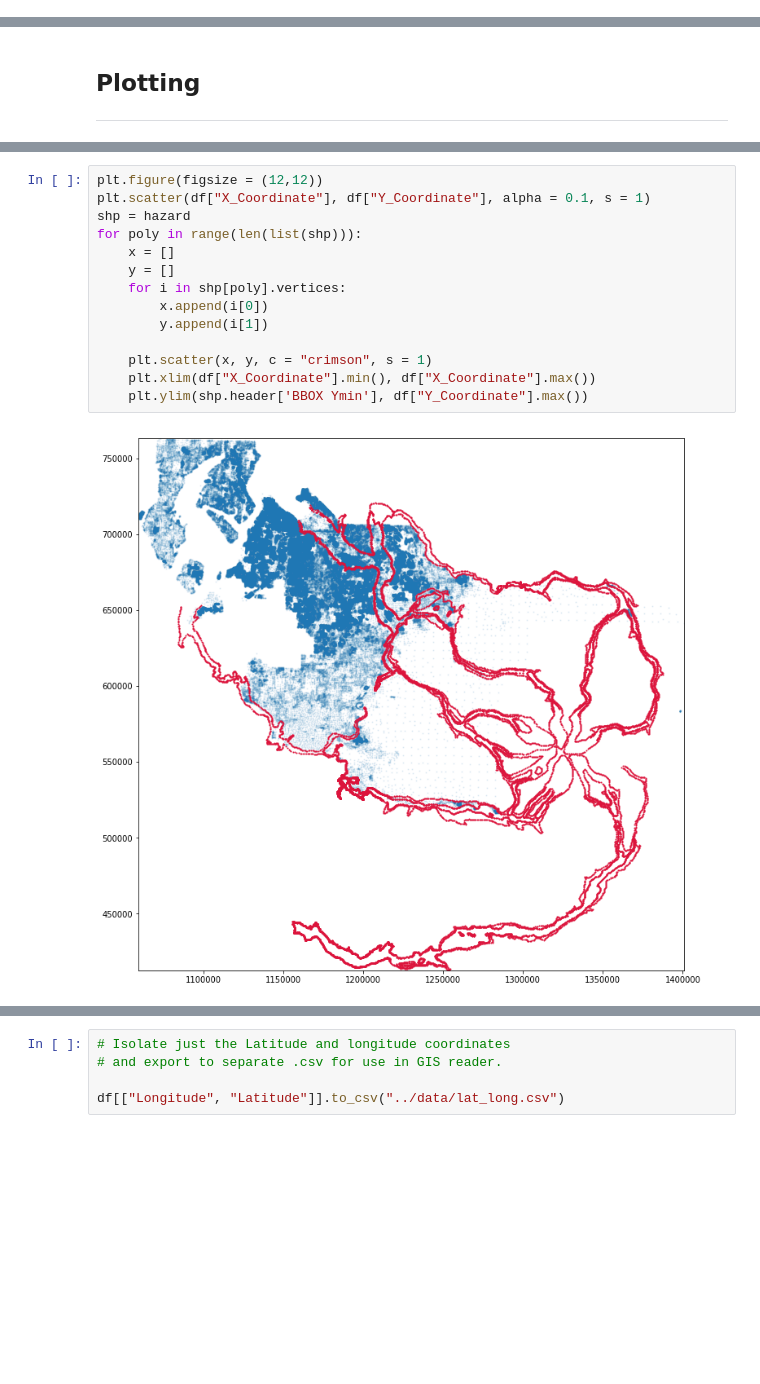
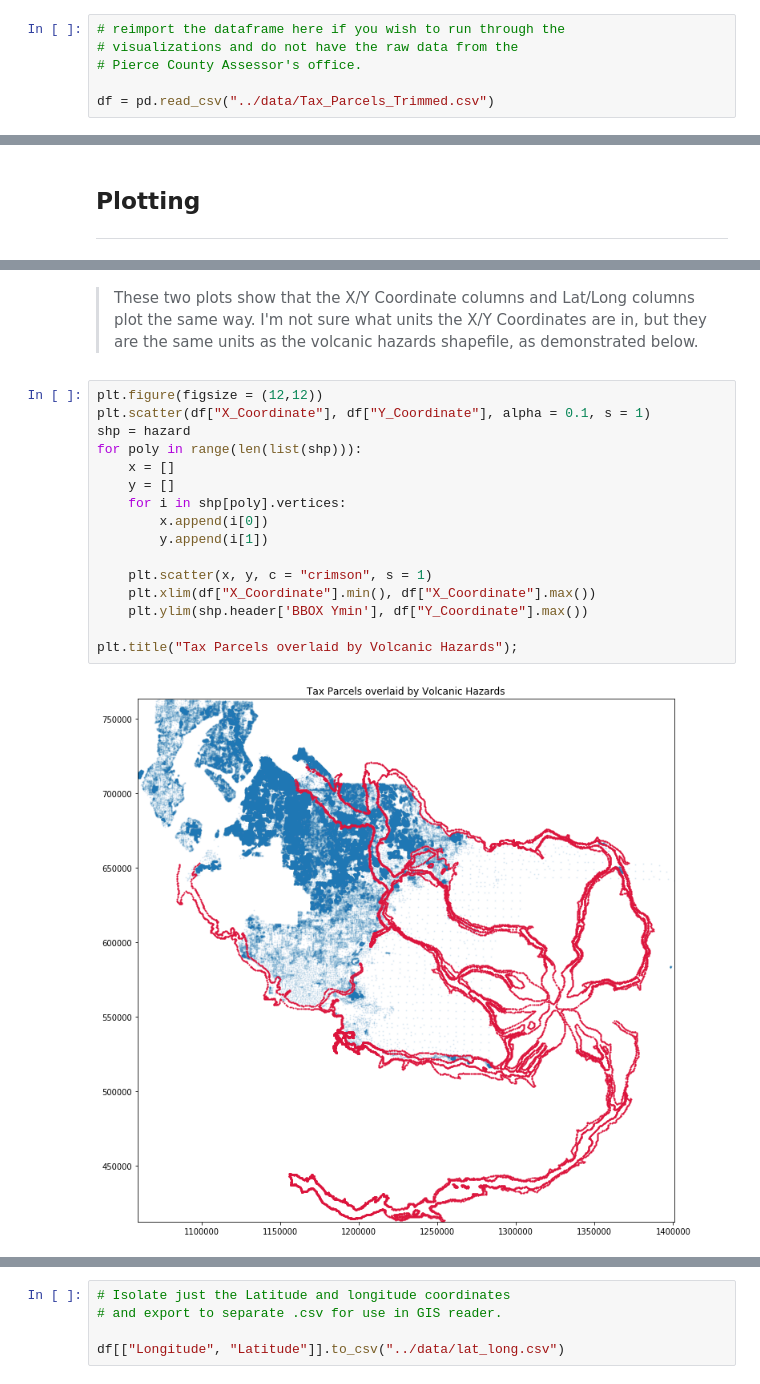
Before and after one commit to dsteffan/mount_rainier_disaster_estimate, a Jupyter notebook: code/data_cleaning.ipynb, the cells around one changed output, grey strips where cells are left out. Drawn from its saved outputs; the diff is of its cells as text; blank space fills up the shorter version.

```diff
--- a/code/data_cleaning.ipynb
+++ b/code/data_cleaning.ipynb
@@ -81,4 +83,10 @@ trim = ["MapLegend", "RTSQQ", "Exemption_Code", "Legal_Description",
 df = raw.drop(columns = trim)
 # %%
 df.to_csv("../data/Tax_Parcels_Trimmed.csv", index = False)
+# %%
+# reimport the dataframe here if you wish to run through the
+# visualizations and do not have the raw data from the
+# Pierce County Assessor's office.
+
+df = pd.read_csv("../data/Tax_Parcels_Trimmed.csv")
 # %%
@@ -112,16 +124,20 @@ plt.scatter(df["Longitude"], df["Latitude"], alpha = 0.1, s = 1)
+# %% [markdown]
+> These two plots show that the X/Y Coordinate columns and Lat/Long columns plot the same way. I'm not sure what units the X/Y Coordinates are in, but they are the same units as the volcanic hazards shapefile, as demonstrated below.
 # %%
 plt.figure(figsize = (12,12))
 plt.scatter(df["X_Coordinate"], df["Y_Coordinate"], alpha = 0.1, s = 1)
 shp = hazard
 for poly in range(len(list(shp))):
     x = []
     y = []
     for i in shp[poly].vertices:
         x.append(i[0])
         y.append(i[1])
 
     plt.scatter(x, y, c = "crimson", s = 1)
     plt.xlim(df["X_Coordinate"].min(), df["X_Coordinate"].max())
     plt.ylim(shp.header['BBOX Ymin'], df["Y_Coordinate"].max())
+
+plt.title("Tax Parcels overlaid by Volcanic Hazards");
 # %% [output]
-[figure, old version]
+[figure, new version]
```
Also changed, not shown: parts of 7 cells of this notebook, 2 other files.
